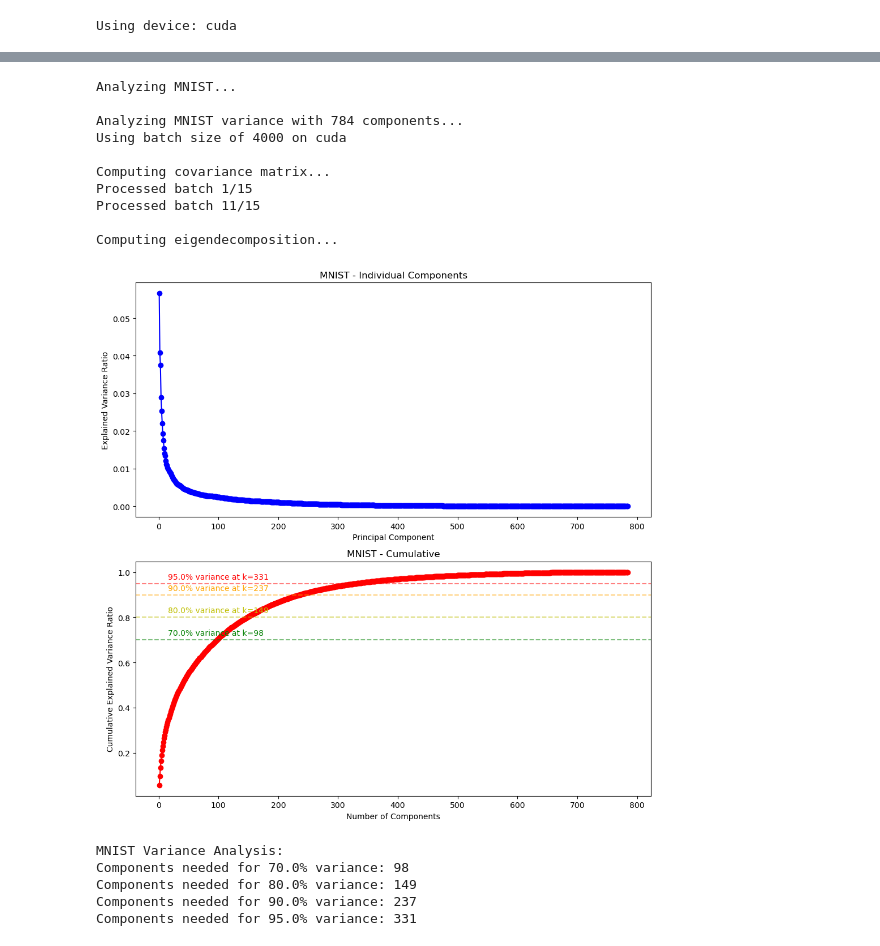
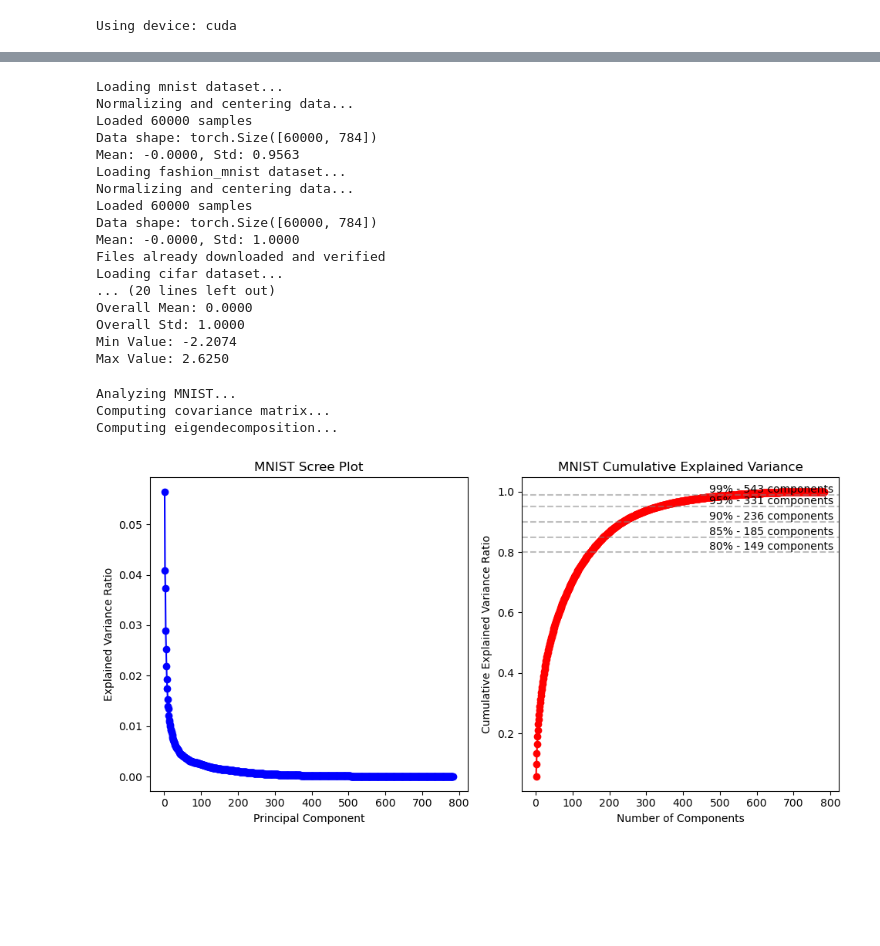
Before and after one commit to runlinaway/PCAandLDAfromScratch, a Jupyter notebook: pca_analysis.ipynb, the cells around one changed output, grey strips where cells are left out. Cells and saved outputs as stored; diff of their text form; code cells hidden in the pictures; blank space fills up the shorter version.

```diff
--- a/pca_analysis.ipynb
+++ b/pca_analysis.ipynb
@@ -46,23 +27,36 @@ CIFAR-10 data shape: torch.Size([50000, 3072])
+# %%
+# Optional: Create DataLoaders if needed for batch processing
+loaders = create_data_loaders(batch_size=1000, device=device)
+
+# Clear GPU memory if needed
+torch.cuda.empty_cache()
+# %% [output]
+Loading mnist dataset...
+Normalizing and centering data...
+Loaded 60000 samples
+Data shape: torch.Size([60000, 784])
+Mean: -0.0000, Std: 0.9563
+Loading fashion_mnist dataset...
+Normalizing and centering data...
+Loaded 60000 samples
+Data shape: torch.Size([60000, 784])
+Mean: -0.0000, Std: 1.0000
+Files already downloaded and verified
+Loading cifar dataset...
+... (20 lines left out)
+Overall Mean: 0.0000
+Overall Std: 1.0000
+Min Value: -2.2074
+Max Value: 2.6250
 # %%
+# Process MNIST
 print("\nAnalyzing MNIST...")
 mnist_var_exp, mnist_k_values, mnist_eigenvecs = plot_scree(
-    mnist_data, "MNIST", batch_size=4000, device=device
+    loaders['mnist'], "MNIST", batch_size=4000, device=device
 )
-mnist_k = mnist_k_values[0.95]  # Choose k for 95%
+mnist_k = mnist_k_values[0.95]
 # %% [output]
 Analyzing MNIST...
-
-Analyzing MNIST variance with 784 components...
-Using batch size of 4000 on cuda
-
 Computing covariance matrix...
-Processed batch 1/15
-Processed batch 11/15
-
 Computing eigendecomposition...
-[figure, old version]
+[figure, new version]
-MNIST Variance Analysis:
-Components needed for 70.0% variance: 98
-Components needed for 80.0% variance: 149
-Components needed for 90.0% variance: 237
-Components needed for 95.0% variance: 331
```
Also changed, not shown: parts of 14 cells of this notebook, 3 other files.
